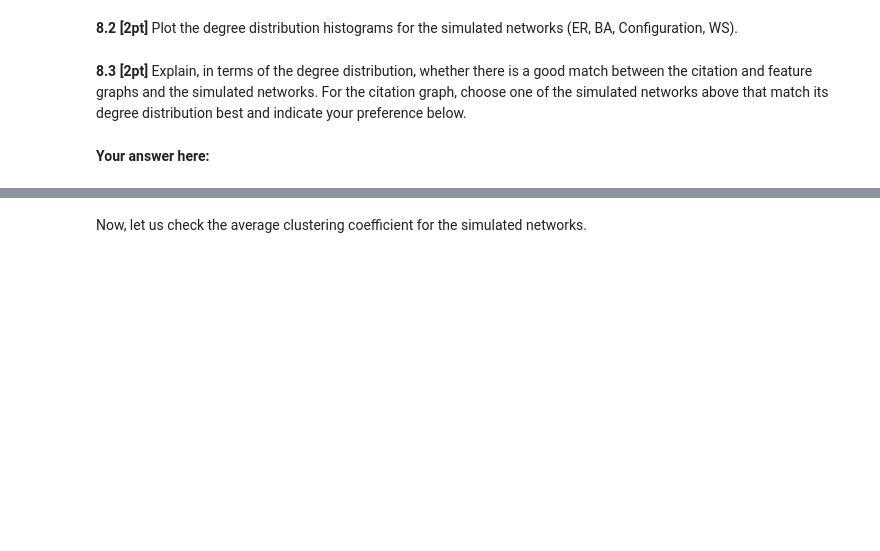
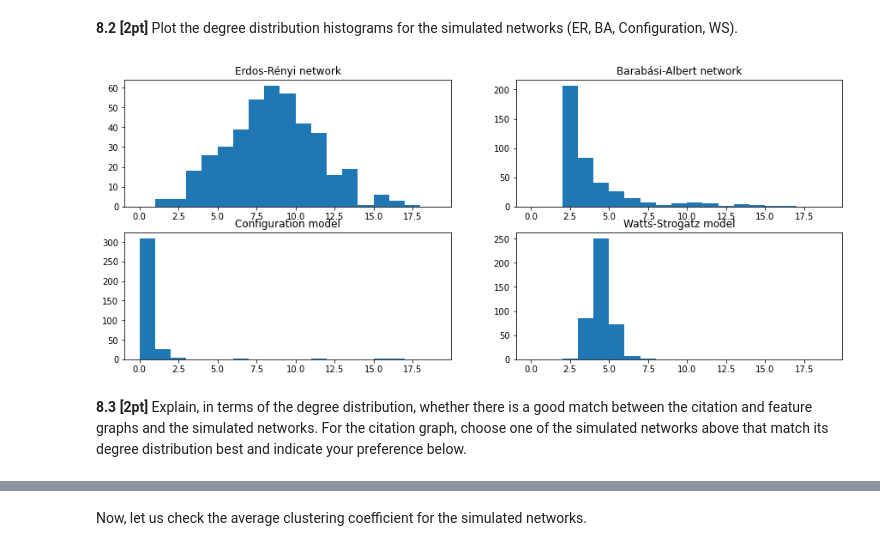
Before and after one commit to Aziz-bc/Network_machine_learning, a Jupyter notebook: Assignment1A/nml23_assignment1b.ipynb, the cells around one changed output, grey strips where cells are left out. Saved outputs shown, nothing was run; the diff lists cells and outputs as text; code cells hidden in the pictures; blank space fills up the shorter version.

```diff
--- a/Assignment1A/nml23_assignment1b.ipynb
+++ b/Assignment1A/nml23_assignment1b.ipynb
@@ -217,7 +250,7 @@ axes[1].hist(feature_degrees);
 **6.3 [1pt]** Simulate a network using the configuration model to match the degree distribution of the feature exactly. Refer to [Configuration model](https://networkx.github.io/documentation/stable/reference/generated/networkx.generators.degree_seq.configuration_model.html#networkx.generators.degree_seq.configuration_model).
 # %%
 # Your solution here ###########################################################
-G_config = ...
+G_config = nx.Graph(nx.configuration_model(feature_degrees))
 #^^^^^^^^^^^^^^^^^^^^^^^^^^^^^^^^^^^^^^^^^^^^^^^^^^^^^^^^^^^^^^^^^^^^^^^^^^^^^^^
 print('Configuration model has {} nodes and {} edges.'.format(G_config.number_of_nodes(), G_config.size()))
 print('Feature model has {} nodes and {} edges.'.format(G_feature.number_of_nodes(), G_feature.size()))
@@ -283,0 +381,20 @@ G_ws = ...
+# %%
+# Your solution here ###########################################################
+# Calculate the properties of the real citation graph
+ASPL_cit = nx.average_shortest_path_length(giant_citation)
+# Scale the properties by the corresponding values of the WS models at p=0
+CC_scaled = CC_cit / CC_list[0]
+ASPL_scaled = ASPL_cit / ASPL_list[0]
+# Find the p value that corresponds to the real citation graph
+diff = np.abs(clustering_coeffs - CC_scaled) + np.abs(avg_shortest_path_lengths - ASPL_scaled)
+p_opt = p_list[np.argmin(diff)]
+print('Optimal p:', np.round(p_opt, 2))
+# Create the optimized WS graph
+G_ws = nx.watts_strogatz_graph(n, int(k_cit), p_opt)
+# Calculate the properties of the optimized WS graph
+print('The optimized WS graph has {} nodes and {} edges.'.format(G_ws.number_of_nodes(), G_ws.size()))
+print ('The clustering coefficient of the optimized WS graph is {}.'.format(nx.average_clustering(G_ws)))
+print ('The average shortest path length of the optimized WS graph is {}.'.format(nx.average_shortest_path_length(G_ws)))
+print ( 'The clustering coefficient of the citation graph is {}.'.format(CC_cit))
+print ( 'The average shortest path length of the citation graph is {}.'.format(ASPL_cit))
+#^^^^^^^^^^^^^^^^^^^^^^^^^^^^^^^^^^^^^^^^^^^^^^^^^^^^^^^^^^^^^^^^^^^^^^^^^^^^^^^
@@ -296,6 +428,7 @@ G_ws = ...
 # %%
 # Your solution here ###########################################################
-q = ...
+# compute the average degree of the citation graph
+q = int(np.round(k_cit / 2))
 print(q)
 #^^^^^^^^^^^^^^^^^^^^^^^^^^^^^^^^^^^^^^^^^^^^^^^^^^^^^^^^^^^^^^^^^^^^^^^^^^^^^^^
 G_ba = nx.barabasi_albert_graph(n, q)
@@ -307,26 +444,26 @@ print('My Barabási-Albert network that simulates the citation graph has {} edge
 **8.2 [2pt]** Plot the degree distribution histograms for the simulated networks (ER, BA, Configuration, WS).
 # %%
 # Your solution here ###########################################################
-er_degrees = ...
-ba_degrees = ...
-config_degrees = ...
-ws_degrees = ...
+er_degrees = [nx.degree(G_er, node) for node in G_er.nodes()]
+ba_degrees = [nx.degree(G_ba, node) for node in G_ba.nodes()]
+config_degrees = [nx.degree(G_config, node) for node in G_config.nodes()]
+ws_degrees = [nx.degree(G_ws, node) for node in G_ws.nodes()]
 #^^^^^^^^^^^^^^^^^^^^^^^^^^^^^^^^^^^^^^^^^^^^^^^^^^^^^^^^^^^^^^^^^^^^^^^^^^^^^^^
 
 fig, axes = plt.subplots(2, 2, figsize=(15, 6))
 
 bins = np.arange(20)
 axes[0,0].set_title('Erdos-Rényi network')
 axes[0,0].hist(er_degrees, bins=bins)
 axes[0,1].set_title('Barabási-Albert network')
 axes[0,1].hist(ba_degrees, bins=bins)
 axes[1,0].set_title('Configuration model')
 axes[1,0].hist(config_degrees, bins=bins)
 axes[1,1].set_title('Watts-Strogatz model')
 axes[1,1].hist(ws_degrees, bins=bins)
 plt.show()
+# %% [output]
+[figure, added]
 # %% [markdown]
 **8.3 [2pt]** Explain, in terms of the degree distribution, whether there is a good match between the citation and feature graphs and the simulated networks.
 For the citation graph, choose one of the simulated networks above that match its degree distribution best and indicate your preference below.
-# %% [markdown]
-**Your answer here:**
```
Also changed, not shown: parts of 56 cells of this notebook.
